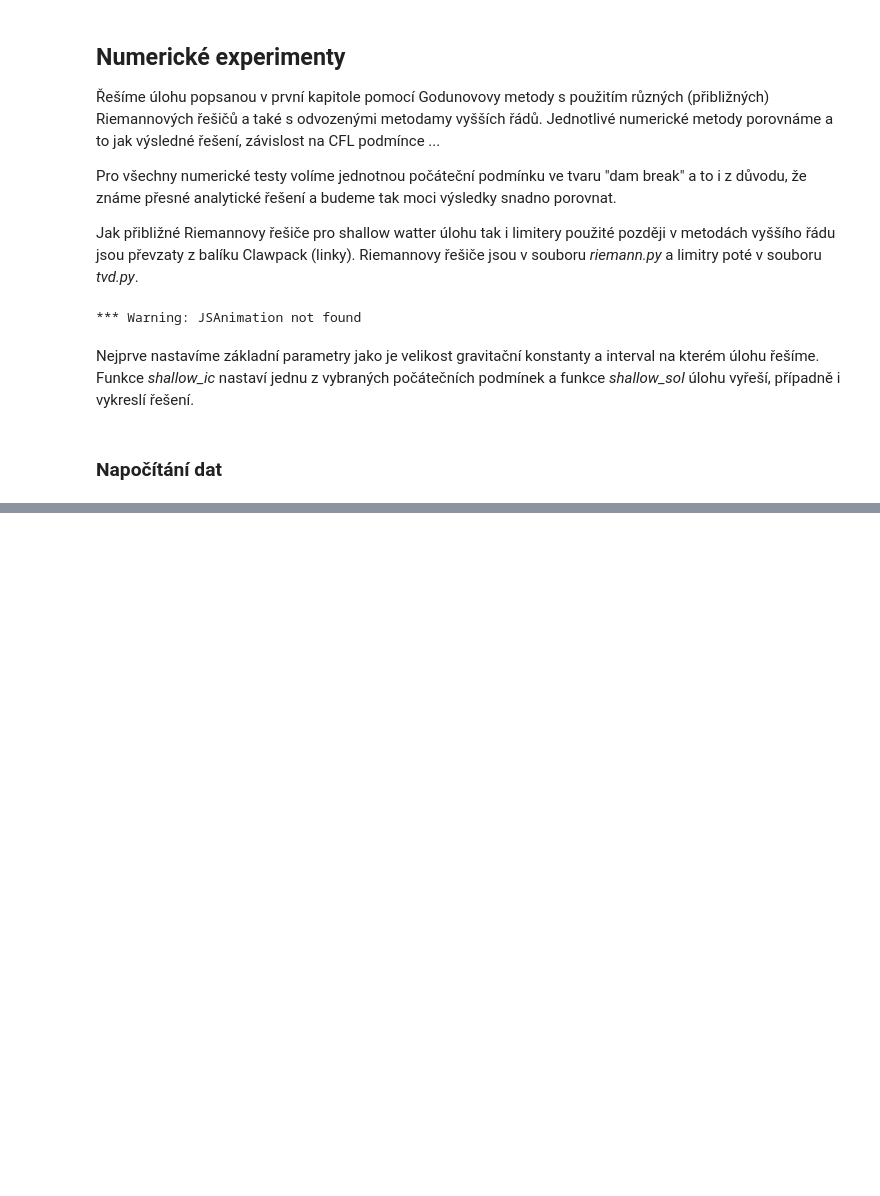
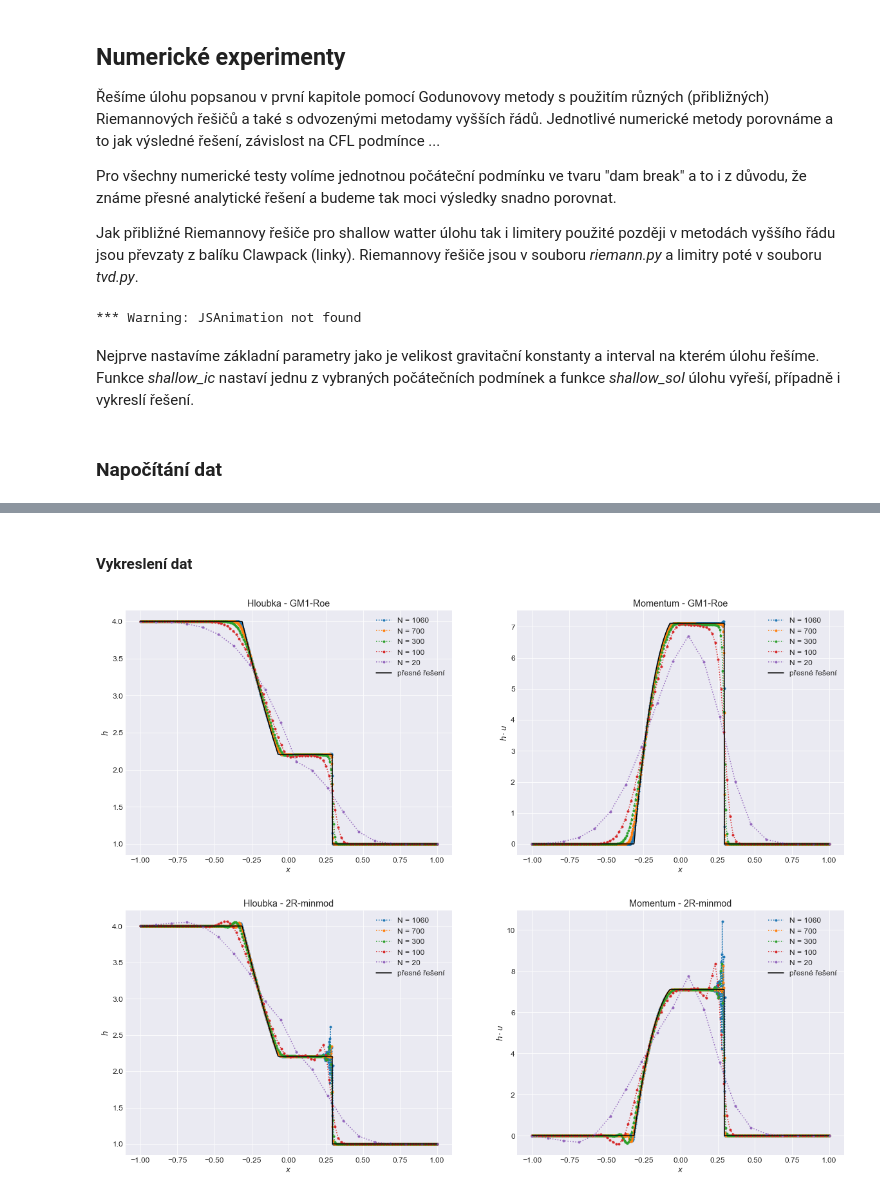
Before and after one commit to honzapulpan/fav-SNM2, a Jupyter notebook: SNM2-semestrálka.ipynb, the cells around one changed output, grey strips where cells are left out. Cells and saved outputs as stored; diff of their text form; code cells hidden in the pictures; blank space fills up the shorter version.

```diff
--- a/SNM2-semestrálka.ipynb
+++ b/SNM2-semestrálka.ipynb
@@ -362,20 +291,0 @@ N: 200, Nt: 50, T: 0.05, dx: 0.01, dt: 0.001, CFL: 0.786873602533413
-# %%
-# 2nd order, Roe Riemann solver
-Nt = [42, 35, 30]
-for i in range(3):
-    N = 200;
-    Q = shallow_ic(N, 1)
-    Q_roe, x = shallow_sol(Q,
-                    N = N,
-                    Nt = Nt[i],
-                    higher_order = True,
-                    limiter = tvd.minmod,
-                    riemann_solver=shallow_roe_1D,
-                    plot_sol=False)
-    plt.subplot(2, 3, i+1)
-    plt.plot(x, exact_sol(x/.05)[0], 'g:')
-    plt.plot(x, Q_roe[0,:], 'bx:')
-    plt.subplot(2, 3, i+4)
-    plt.plot(x, exact_sol(x/.05)[1], 'g:')
-    plt.plot(x, Q_roe[1,:], 'rx:')
-plt.show()
@@ -419,0 +292,34 @@ N: 200, Nt: 50, T: 0.05, dx: 0.01, dt: 0.001, CFL: 0.8469265164132653
+# %% [markdown]
+#### Vykreslení dat
+# %%
+#GM1 Roe
+#GM2 Roe minmod
+
+ms = [0,2]
+for m in ms:
+
+    for i in range(len(Ns),0,-1):
+        plt.subplot(1,2,1)
+        plt.plot(results[m][i][3],results[m][i][2][0],'.:',label = f'N = {Ns[i-1]}')
+        plt.legend()
+        plt.xlabel('$x$')
+        plt.ylabel('$h$')
+        plt.title(f'Hloubka - {results[m][0]}')
+        plt.subplot(1,2,2)
+        plt.plot(results[m][i][3],results[m][i][2][1],'.:',label = f'N = {Ns[i-1]}')
+        plt.legend()
+        plt.xlabel('$x$')
+        plt.ylabel('$h\cdot u$')
+        plt.title(f'Momentum - {results[m][0]}')
+    plt.subplot(1,2,1)
+    plt.plot(x, exact_sol(x/.05)[0], 'k', label = 'přesné řešení')
+    plt.legend()
+    plt.subplot(1,2,2)
+    plt.plot(x, exact_sol(x/.05)[1], 'k', label = 'přesné řešení')
+    plt.legend()
+    plt.show()
+
+# vetší N, přesnější řešení
+# %% [output]
+[figure, added]
+[figure, added]
```
Also changed, not shown: parts of 15 cells of this notebook.
